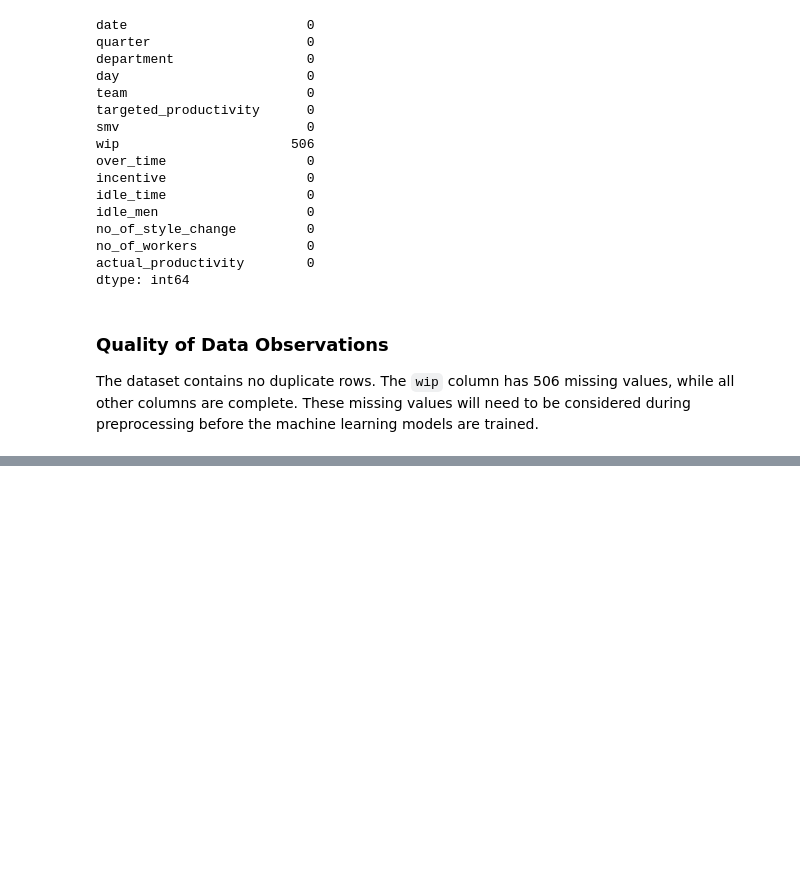
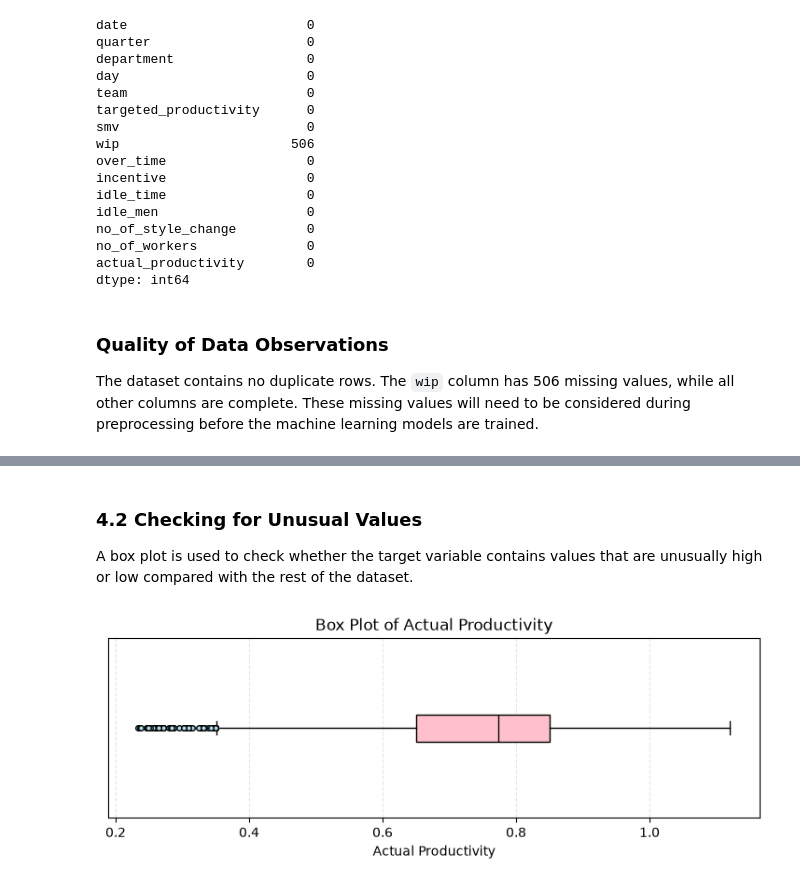
Before and after one commit to olabxo/garment-productivity-ml, a Jupyter notebook: notebooks/01_garment_data_audit.ipynb, the cells around one changed output, grey strips where cells are left out. Cells and saved outputs as stored; diff of their text form; code cells hidden in the pictures; blank space fills up the shorter version.

```diff
--- a/notebooks/01_garment_data_audit.ipynb
+++ b/notebooks/01_garment_data_audit.ipynb
@@ -98,0 +144,30 @@ The dataset contains no duplicate rows. The `wip` column has 506 missing values,
+# %% [markdown]
+### 4.2 Checking for Unusual Values
+
+A box plot is used to check whether the target variable contains values that are unusually high or low compared with the rest of the dataset.
+# %%
+# Displays a box plot to check for unusual actual productivity values
+
+plt.figure(figsize=(9, 2.5))
+
+plt.boxplot(
+    df["actual_productivity"],
+    orientation="horizontal",
+    patch_artist=True,
+    boxprops=dict(facecolor="pink"),
+    medianprops=dict(color="black"),
+    flierprops=dict(
+        marker="o",
+        markerfacecolor="lightblue",
+        markeredgecolor="black",
+        markersize=4
+    )
+)
+
+plt.xlabel("Actual Productivity")
+plt.title("Box Plot of Actual Productivity")
+plt.yticks([])
+plt.grid(axis="x", linestyle="--", alpha=0.3)
+plt.show()
+# %% [output]
+[figure, added]
```
Also changed, not shown: parts of 15 cells of this notebook.
